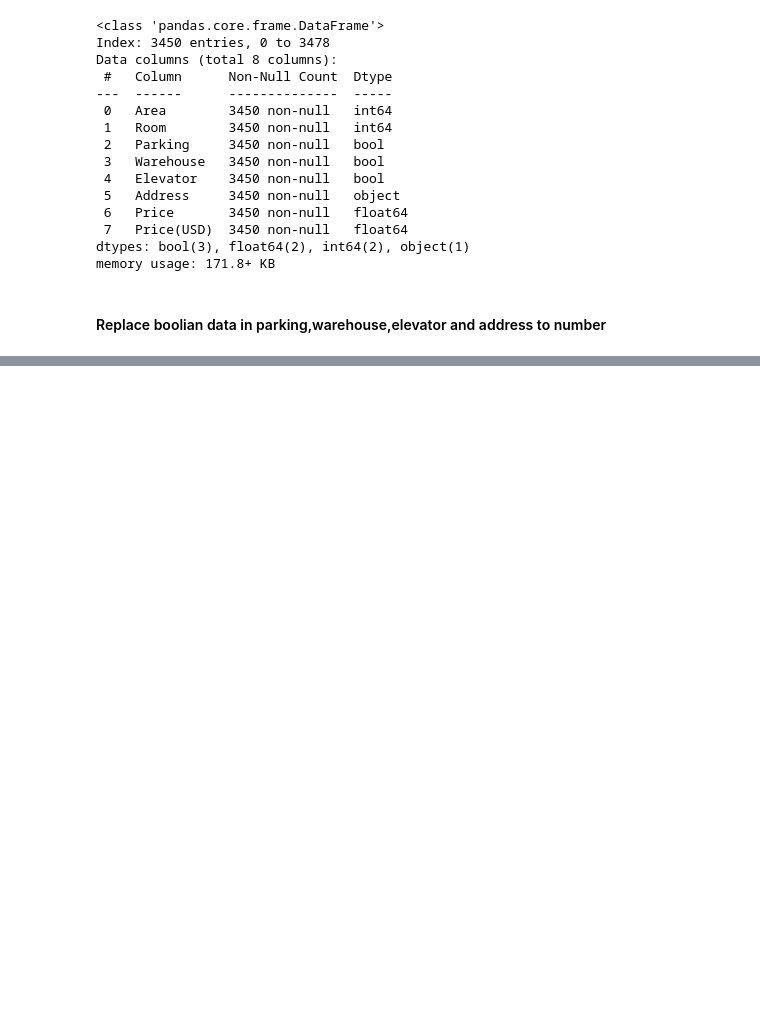
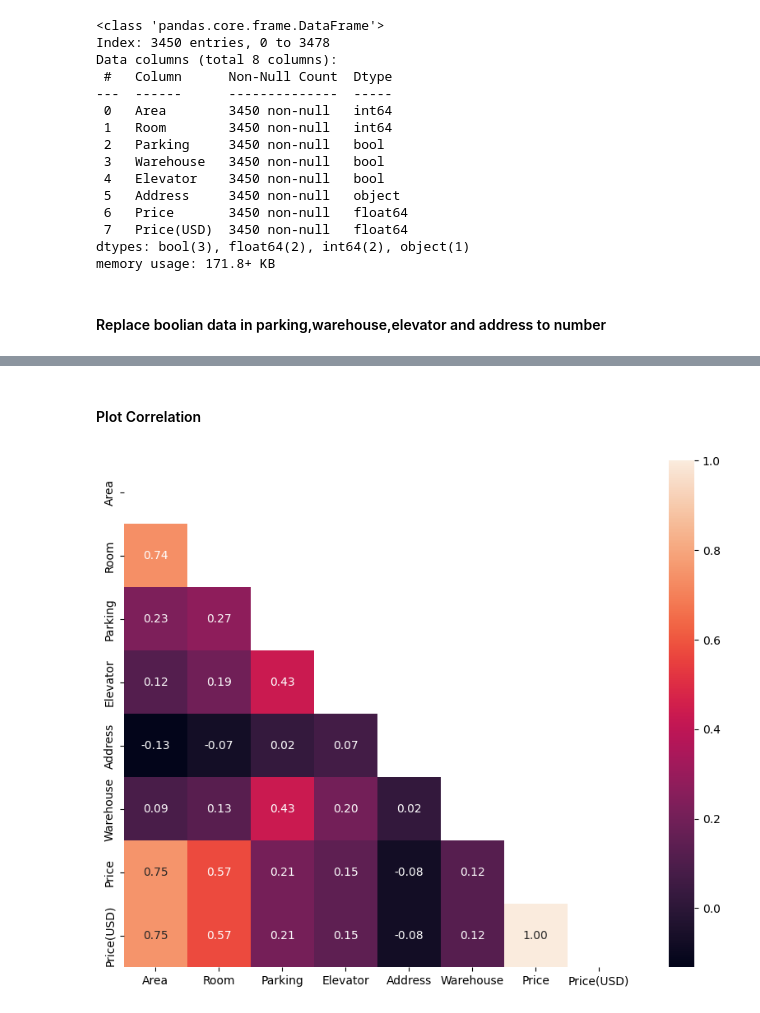
Before and after one commit to shadmankhezri/regression_house_price, a Jupyter notebook: multiple_regression.ipynb, the cells around one changed output, grey strips where cells are left out. Cells and saved outputs as stored; diff of their text form; code cells hidden in the pictures; blank space fills up the shorter version.

```diff
--- a/multiple_regression.ipynb
+++ b/multiple_regression.ipynb
@@ -169,0 +214,8 @@ memory usage: 171.8+ KB
+# %%
+def remove_area_outlier(df , min_w , max_w):
+    df = pd.DataFrame(df)
+    df = df[(df['Area'] >= min_w) & (df['Area'] <= max_w)]
+    return df
+
+df = remove_area_outlier(df , 0 , 600)
+print(df['Area'])
@@ -169,0 +237,11 @@ memory usage: 171.8+ KB
+# %%
+def normalize(df , columns):
+    scaler = MinMaxScaler()
+    df = scaler.fit_transform(df)
+    df = pd.DataFrame(df)
+    df.columns = columns
+
+    return df
+
+df = normalize(df , ['Area', 'Room', 'Parking', 'Warehouse', 'Elevator', 'Address', 'Price', 'Price(USD)'])
+df.head()
@@ -170,9 +257,3 @@ memory usage: 171.8+ KB
 # %%
-# for remove outlier
-
-# Using Z - score to remove outliers
-from scipy import stats
-# Z score
-z = np.abs(stats.zscore(df[df.dtypes[df.dtypes != 'object'].index]))
-# Removing outliers
-df = df[(z < 3).all(axis=1)]
+cdf = df[['Area', 'Room', 'Parking', 'Elevator', 'Address', 'Warehouse', 'Price', 'Price(USD)']]
+cdf.info()
@@ -178,0 +290,10 @@ df = df[(z < 3).all(axis=1)]
+# %% [markdown]
+#### Plot Correlation
+# %%
+plt.figure(figsize=(12,8))
+corr = cdf.corr()
+mask = np.triu(corr)
+sns.heatmap(corr, square=True, mask=mask, annot=True, fmt='.2f')
+plt.show()
+# %% [output]
+[figure, added]
```
Also changed, not shown: parts of 32 cells of this notebook.
